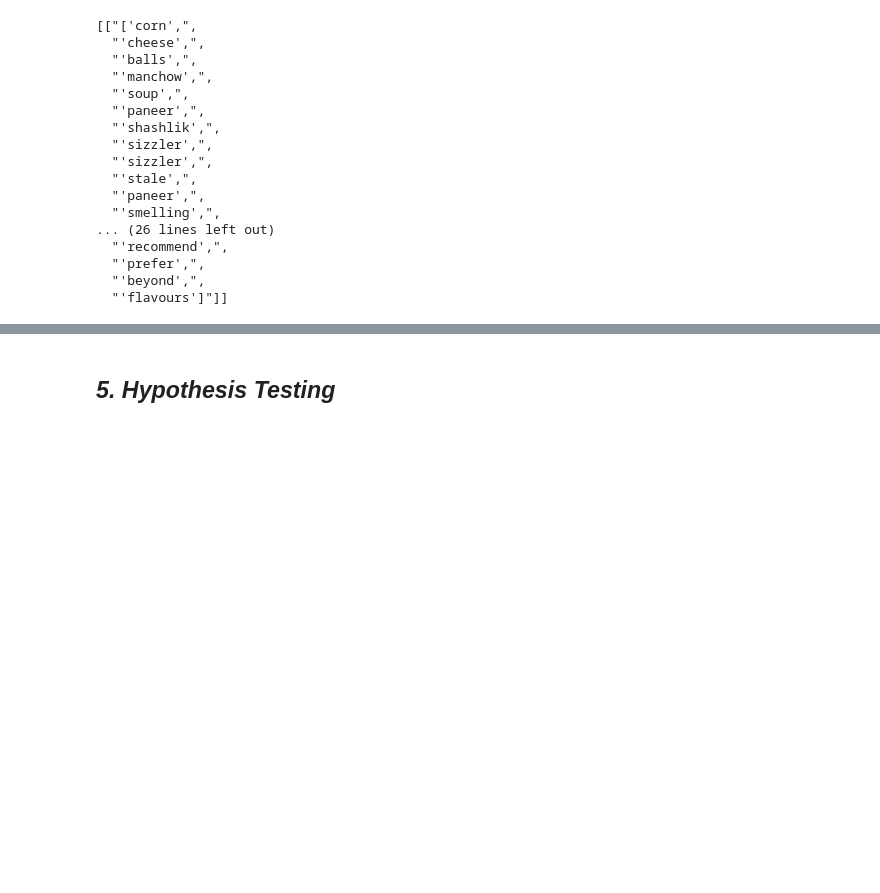
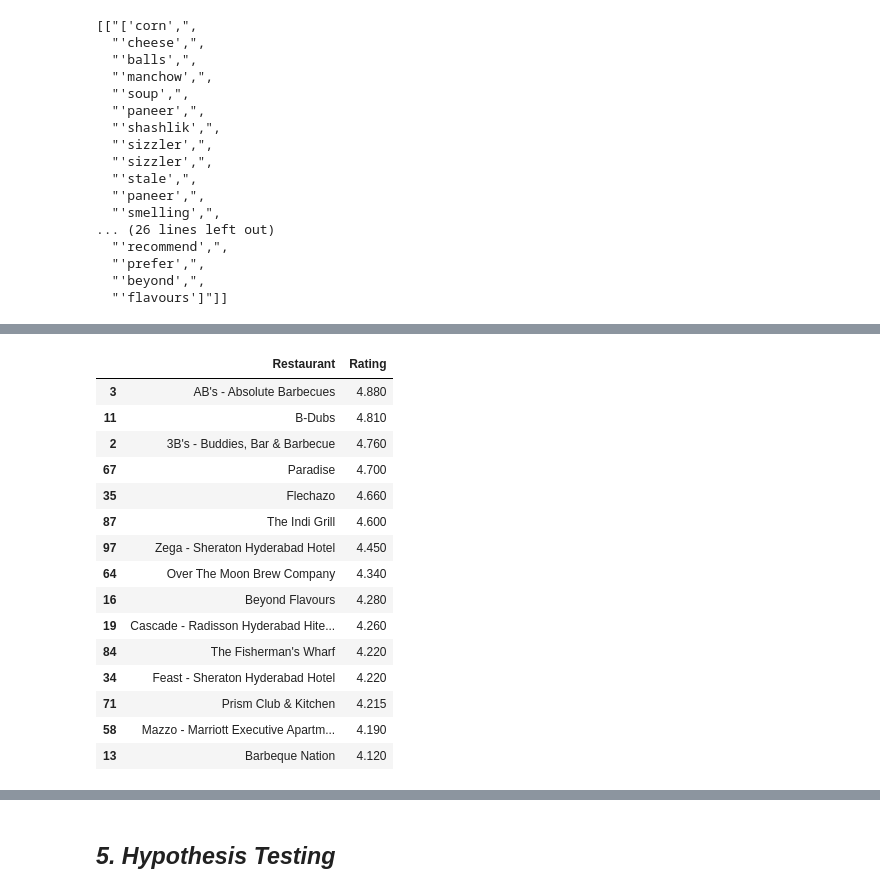
Before and after one commit to Amanr1996/Capstone_Zomato_Restaurant_clustering_and_sentiment_Analysis, a Jupyter notebook: Zomato_Restaurant_clustering_and_sentiment_Analysis.ipynb, the cells around one changed output, grey strips where cells are left out. Saved outputs shown, nothing was run; the diff lists cells and outputs as text; code cells hidden in the pictures; blank space fills up the shorter version.

```diff
--- a/Zomato_Restaurant_clustering_and_sentiment_Analysis.ipynb
+++ b/Zomato_Restaurant_clustering_and_sentiment_Analysis.ipynb
@@ -1021,0 +1314,32 @@ corpus[0:2]
+# %%
+# Remove nan rating in Rating column.
+review_df.dropna(subset=['Rating'],inplace=True)
+# %%
+# Change data type of rating column to float.
+review_df['Rating']= review_df['Rating'].astype('float')
+# %%
+# Dropping the null Values from review column.
+review_df.dropna(subset =['Review'], inplace=True)
+# %%
+# Grouping the restaurant on the basis of average rating.
+ratings_df = review_df.groupby('Restaurant')['Rating'].mean().reset_index()
+# %%
+# Top highly rated 15 restaurants.
+ratings_df .sort_values(by='Rating',ascending = False).head(15)
+# %% [output]
+|  | Restaurant | Rating |
+| 3 | AB's - Absolute Barbecues | 4.880 |
+| 11 | B-Dubs | 4.810 |
+| 2 | 3B's - Buddies, Bar & Barbecue | 4.760 |
+| 67 | Paradise | 4.700 |
+| 35 | Flechazo | 4.660 |
+| 87 | The Indi Grill | 4.600 |
+| 97 | Zega - Sheraton Hyderabad Hotel | 4.450 |
+| 64 | Over The Moon Brew Company | 4.340 |
+| 16 | Beyond Flavours | 4.280 |
+| 19 | Cascade - Radisson Hyderabad Hite... | 4.260 |
+| 84 | The Fisherman's Wharf | 4.220 |
+| 34 | Feast - Sheraton Hyderabad Hotel | 4.220 |
+| 71 | Prism Club & Kitchen | 4.215 |
+| 58 | Mazzo - Marriott Executive Apartm... | 4.190 |
+| 13 | Barbeque Nation | 4.120 |
```
Also changed, not shown: parts of 72 cells of this notebook.
